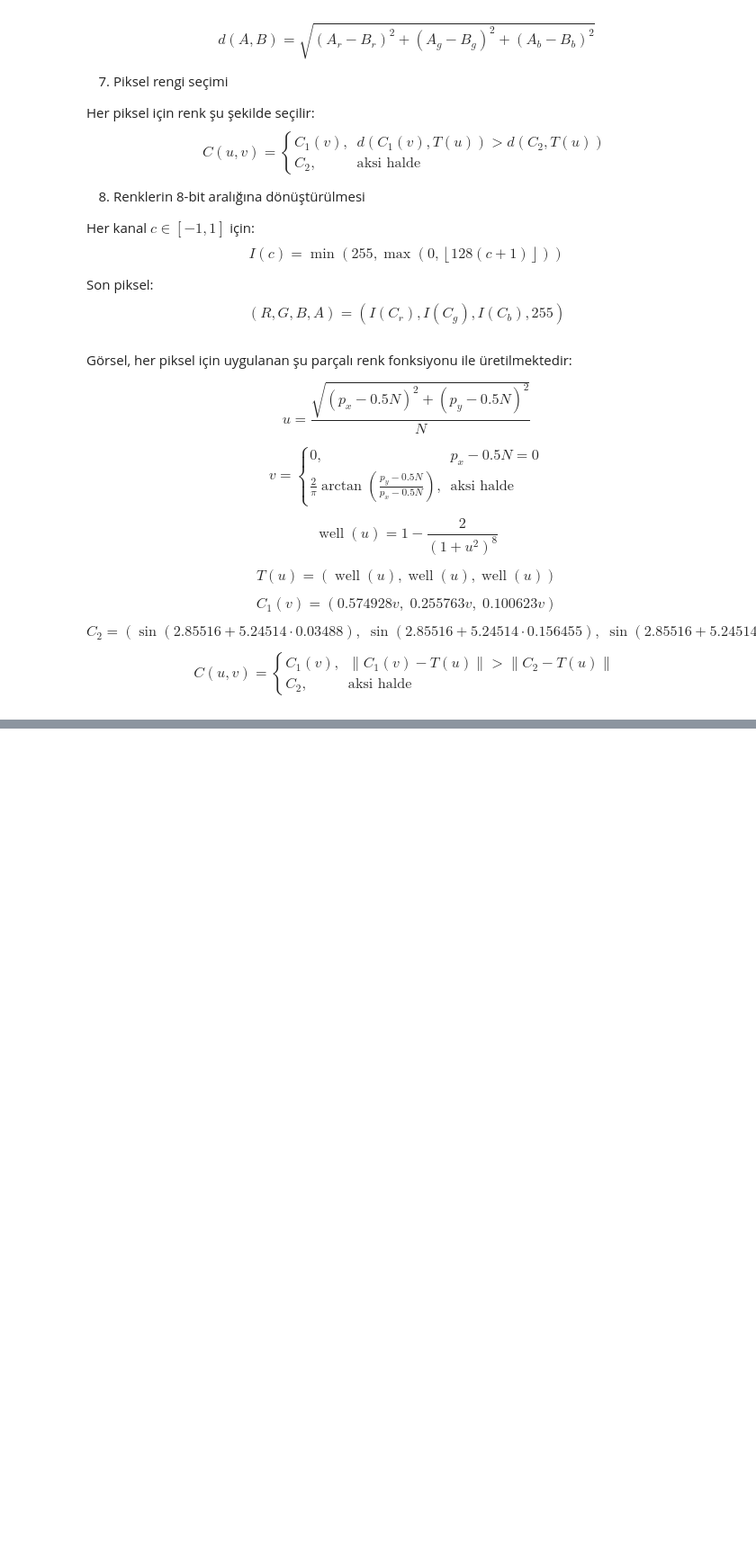
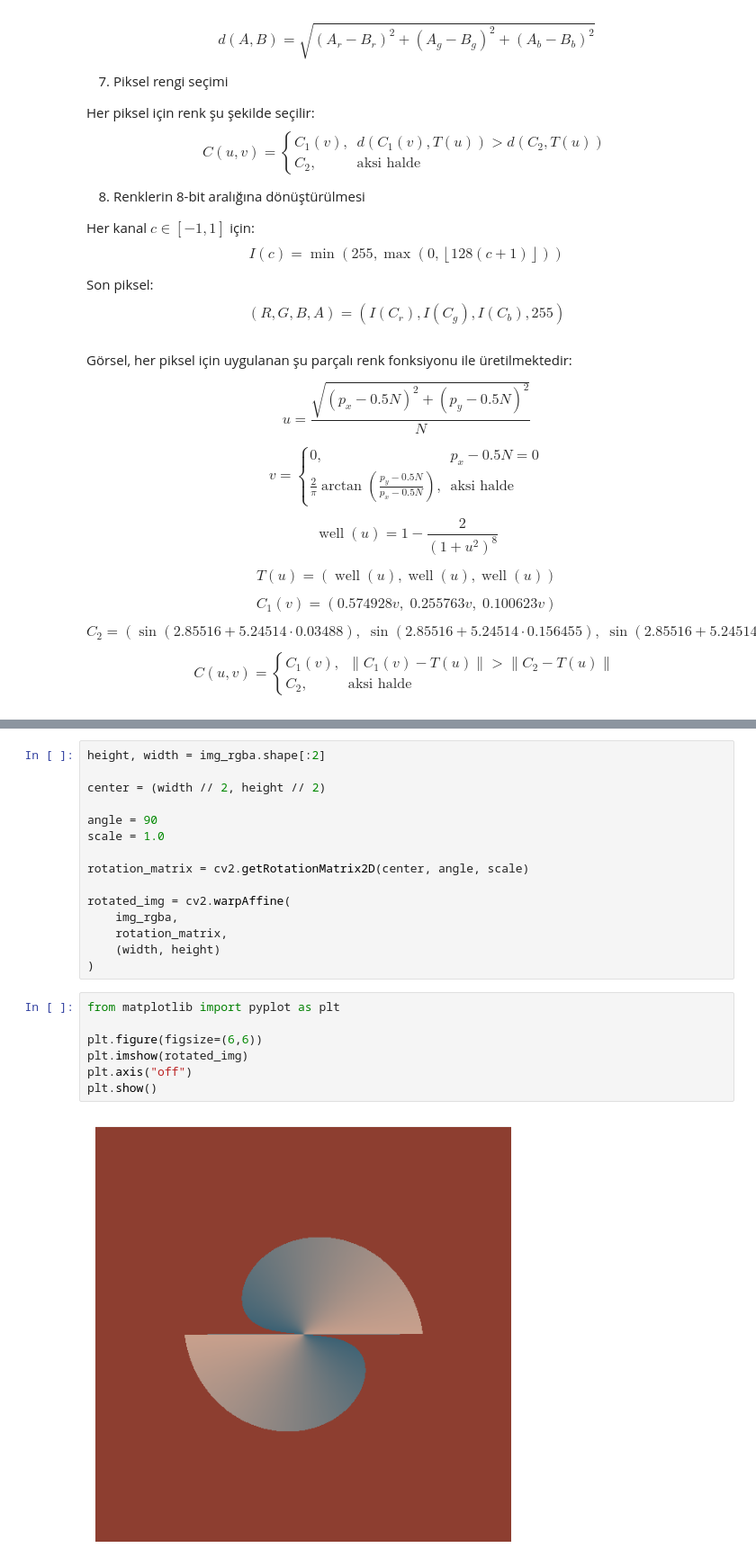
Before and after one commit to gndzegemen/ImageProcessingHW1, a Jupyter notebook: ImageManipulation.ipynb, the cells around one changed output, grey strips where cells are left out. Shown at 90% size. Cells and saved outputs as stored; diff of their text form; blank space fills up the shorter version.

```diff
--- a/ImageManipulation.ipynb
+++ b/ImageManipulation.ipynb
@@ -244,0 +309,24 @@ $$
+# %%
+height, width = img_rgba.shape[:2]
+
+center = (width // 2, height // 2)
+
+angle = 90
+scale = 1.0
+
+rotation_matrix = cv2.getRotationMatrix2D(center, angle, scale)
+
+rotated_img = cv2.warpAffine(
+    img_rgba,
+    rotation_matrix,
+    (width, height)
+)
+# %%
+from matplotlib import pyplot as plt
+
+plt.figure(figsize=(6,6))
+plt.imshow(rotated_img)
+plt.axis("off")
+plt.show()
+# %% [output]
+[figure, added]
```
Also changed, not shown: parts of 31 cells of this notebook, 3 other files.
